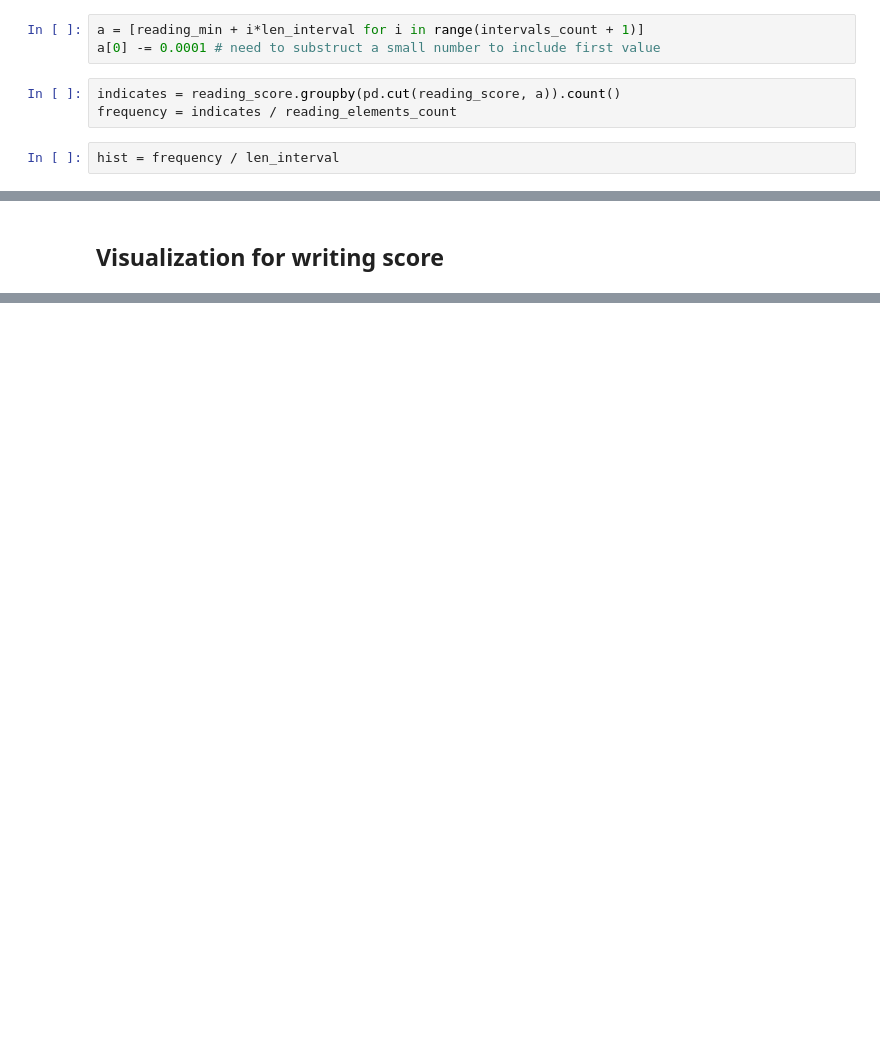
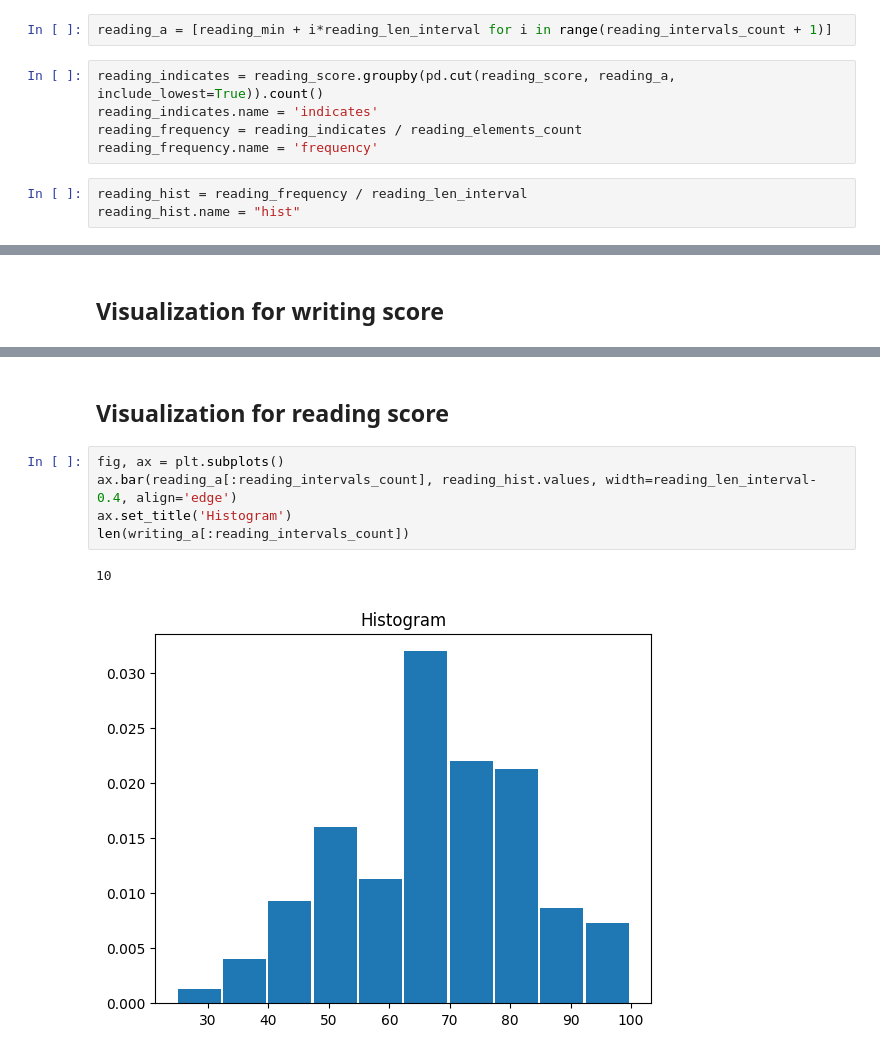
Before and after one commit to KVitaliiy/mathematical_statistic, a Jupyter notebook: lab1-data_preprocessing/lab1.ipynb, the cells around one changed output, grey strips where cells are left out. Saved outputs shown, nothing was run; the diff lists cells and outputs as text; blank space fills up the shorter version.

```diff
--- a/lab1-data_preprocessing/lab1.ipynb
+++ b/lab1-data_preprocessing/lab1.ipynb
@@ -207,9 +233,11 @@ len_interval = reading_range / intervals_count
 # %%
-a = [reading_min + i*len_interval for i in range(intervals_count + 1)]
-a[0] -= 0.0001 # need to substruct a small number to include first value
+reading_a = [reading_min + i*reading_len_interval for i in range(reading_intervals_count + 1)]
 # %%
-indicates = reading_score.groupby(pd.cut(reading_score, a)).count()
-frequency = indicates / reading_elements_count
+reading_indicates = reading_score.groupby(pd.cut(reading_score, reading_a, include_lowest=True)).count()
+reading_indicates.name = 'indicates'
+reading_frequency = reading_indicates / reading_elements_count
+reading_frequency.name = 'frequency'
 # %%
-hist = frequency / len_interval
+reading_hist = reading_frequency / reading_len_interval
+reading_hist.name = "hist"
 # %%
@@ -224,0 +278,10 @@ expect_square_writing_score = (points * frequency) * points
+# %% [markdown]
+## Visualization for reading score
+# %%
+fig, ax = plt.subplots()
+ax.bar(reading_a[:reading_intervals_count], reading_hist.values, width=reading_len_interval-0.4, align='edge')
+ax.set_title('Histogram')
+len(writing_a[:reading_intervals_count])
+# %% [output]
+10
+[figure, added]
```
Also changed, not shown: parts of 60 cells of this notebook.
